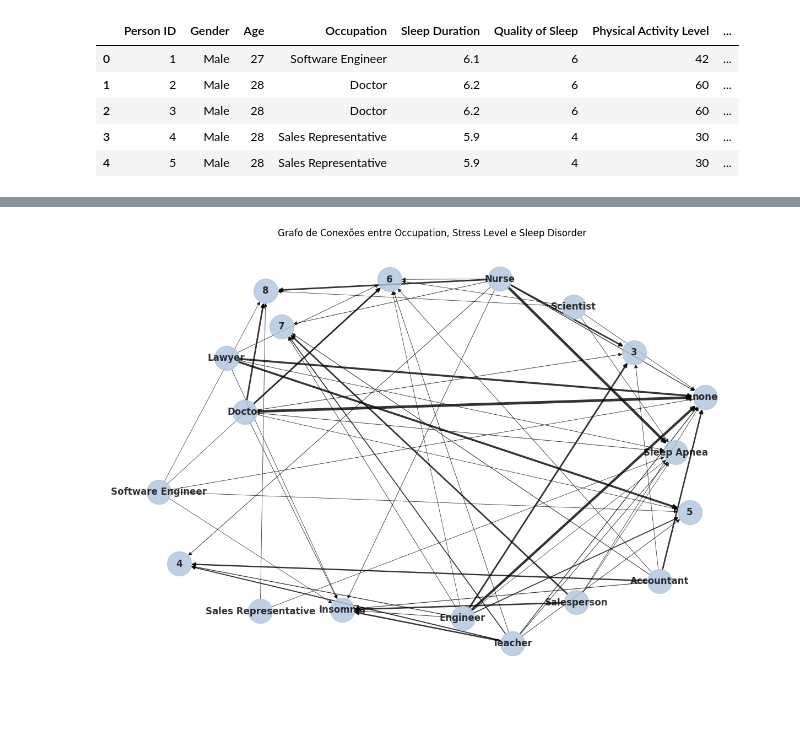
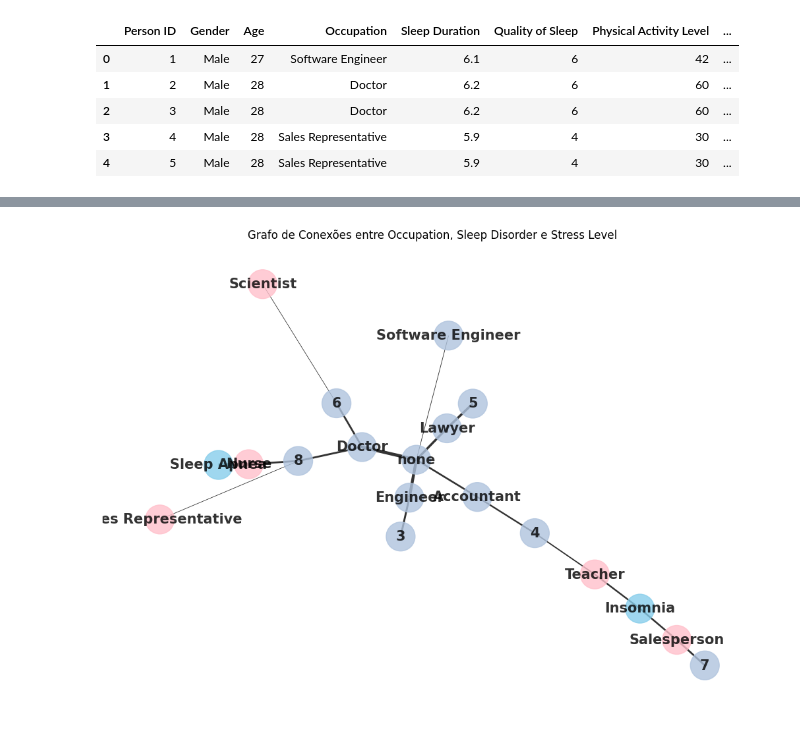
Before and after one commit to Letolsilva/AEDS-Graph-analysis-and-Sleep-disorders, a Jupyter notebook: grafos2.ipynb, the cells around one changed output, grey strips where cells are left out. Cells and saved outputs as stored; diff of their text form; code cells hidden in the pictures.

```diff
--- a/grafos2.ipynb
+++ b/grafos2.ipynb
@@ -217,22 +224,22 @@ plt.show()
 # %%
 #Arvore sem pressoes baixas
-G = nx.Graph()
+grafoSemPressaoBaixaMST = nx.Graph()
 
 edges = list(zip(SemPressaoBaixa ['Occupation'], SemPressaoBaixa ['Sleep Disorder']))
 edges += list(zip(SemPressaoBaixa ['Occupation'], SemPressaoBaixa ['Blood Pressure']))
 
-G.add_nodes_from(SemPressaoBaixa ['Occupation'])
-G.add_nodes_from(SemPressaoBaixa ['Sleep Disorder'])
-G.add_nodes_from(SemPressaoBaixa ['Blood Pressure'])
+grafoSemPressaoBaixaMST.add_nodes_from(SemPressaoBaixa ['Occupation'])
+grafoSemPressaoBaixaMST.add_nodes_from(SemPressaoBaixa ['Sleep Disorder'])
+grafoSemPressaoBaixaMST.add_nodes_from(SemPressaoBaixa ['Blood Pressure'])
 
-edge_count = {}
+countPeople = {}
 for edge in edges:
-    edge_count[edge] = edge_count.get(edge, 0) + 1
+    countPeople[edge] = countPeople.get(edge, 0) + 1
 
-for edge, count in edge_count.items():
-    G.add_edge(edge[0], edge[1], weight=count)
+for edge, count in countPeople.items():
+    grafoSemPressaoBaixaMST.add_edge(edge[0], edge[1], weight=count)
 
-tree = nx.maximum_spanning_tree(G, algorithm='kruskal')
+tree = nx.maximum_spanning_tree(grafoSemPressaoBaixaMST, algorithm='kruskal')
 
 edge_weights = [tree[u][v]['weight'] for u, v in tree.edges()]
 max_weight = max(edge_weights)
@@ -240,7 +247,7 @@ edge_widths = [1 + 3 * (weight / max_weight) for weight in edge_weights]
 
 plt.figure(figsize=(15, 8))
 pos = nx.fruchterman_reingold_layout(tree, k=7)
-node_colors= ['skyblue' if node in ['Insomnia', 'Sleep Apnea', 'none'] else 'lightsteelblue' for node in G.nodes()]
+node_colors= ['skyblue' if node in ['Insomnia', 'Sleep Apnea', 'none'] else 'lightsteelblue' for node in grafoSemPressaoBaixaMST.nodes()]
 nx.draw(tree, with_labels=True, node_color=node_colors, node_size=1000, font_weight='bold', font_size=15, alpha=0.8, width=edge_widths, edge_color='black', font_color='black')
 plt.title('Grafo de Conexões entre Occupation, Sleep Disorder e Blood Pressure com a árvore máxima')
 plt.show()
@@ -336,30 +286,50 @@ plt.show()
 # %%
-#Grafo de ocupação nivel de estresse e disturbio
-G = nx.DiGraph()
+#Grafo da arvores maxima de ocupation, stress e disorder
+grafoNivelDeEstesseMST = nx.Graph()
 
-G.add_nodes_from(dataBase['Occupation'])
-G.add_nodes_from(dataBase['Stress Level'])
-G.add_nodes_from(dataBase['Sleep Disorder'])
+edges_ocupation_stress_count = {}
+edges_ocupation_disoder_count = {}
 
-edges_occupation_stress_count = dataBase.groupby(['Occupation', 'Stress Level']).size().to_dict()
-edges_occupation_disorder_count = dataBase.groupby(['Occupation', 'Sleep Disorder']).size().to_dict()
+edges = list(zip(dataBase['Occupation'], dataBase['Stress Level']))
+edges += list(zip(dataBase['Occupation'], dataBase['Sleep Disorder']))
 
-for (occupation, stress), count in edges_occupation_stress_count.items():
-    G.add_edge(occupation, stress, weight=count)
+grafoNivelDeEstesseMST.add_nodes_from(dataBase['Stress Level'])
+grafoNivelDeEstesseMST.add_nodes_from(dataBase['Occupation'])
+grafoNivelDeEstesseMST.add_nodes_from(dataBase['Sleep Disorder'])
 
-for (occupation, disorder), count in edges_occupation_disorder_count.items():
-    G.add_edge(occupation, disorder, weight=count)
+for edge in zip(dataBase['Occupation'], dataBase['Stress Level']):
+    edges_ocupation_stress_count[edge] = edges_ocupation_stress_count.get(edge, 0) + 1
 
-edge_weights = [G[u][v]['weight'] for u, v in G.edges()]
+for edge in zip(dataBase['Occupation'], dataBase['Sleep Disorder']):
+    edges_ocupation_disoder_count[edge] = edges_ocupation_disoder_count.get(edge, 0) + 1
+
+for edge, count in edges_ocupation_stress_count.items():
+    grafoNivelDeEstesseMST.add_edge(edge[0], edge[1], weight=count)
+
+for edge, count in edges_ocupation_disoder_count.items():
+    grafoNivelDeEstesseMST.add_edge(edge[0], edge[1], weight=count)
+
+tree = nx.maximum_spanning_tree(grafoNivelDeEstesseMST)
+
+edge_weights = [tree[u][v]['weight'] for u, v in tree.edges()]
 max_weight = max(edge_weights)
 edge_widths = [0.5 + 3 * (weight / max_weight) for weight in edge_weights]
 
-plt.figure(figsize=(12, 8))
-pos = nx.fruchterman_reingold_layout(G, k=8)
-nx.draw(G, pos, with_labels=True, node_size=1000, node_color='lightsteelblue', font_weight='bold', font_size=12, alpha=0.8, width=edge_widths,edge_color='black', arrows=True)
-#edge_labels = nx.get_edge_attributes(G, 'weight')
-#nx.draw_networkx_edge_labels(G, pos, edge_labels=edge_labels)
-plt.title('Grafo de Conexões entre Occupation, Stress Level e Sleep Disorder')
+plt.figure(figsize=(10, 7))
+
+node_colors = []
+
+for node in grafoNivelDeEstesseMST.nodes():
+    if node in ['Nurse', 'Teacher', 'Salesperson', 'Sales Representative', 'Scientist']:
+        node_colors.append('pink')
+    elif node in ['Insomnia', 'Sleep Apnea', 'None']:
+        node_colors.append('skyblue')
+    else:
+        node_colors.append('lightsteelblue')
+
+pos = nx.spring_layout(tree, k=0.5)
+nx.draw(tree, pos, with_labels=True, node_color=node_colors, node_size=1000, font_weight='bold', font_size=15, alpha=0.8, width=edge_widths, edge_color='black', font_color='black')
+plt.title('Grafo de Conexões entre Occupation, Sleep Disorder e Stress Level')
 plt.show()
 # %% [output]
-[figure, old version]
+[figure, new version]
```
Also changed, not shown: parts of 14 cells of this notebook.
